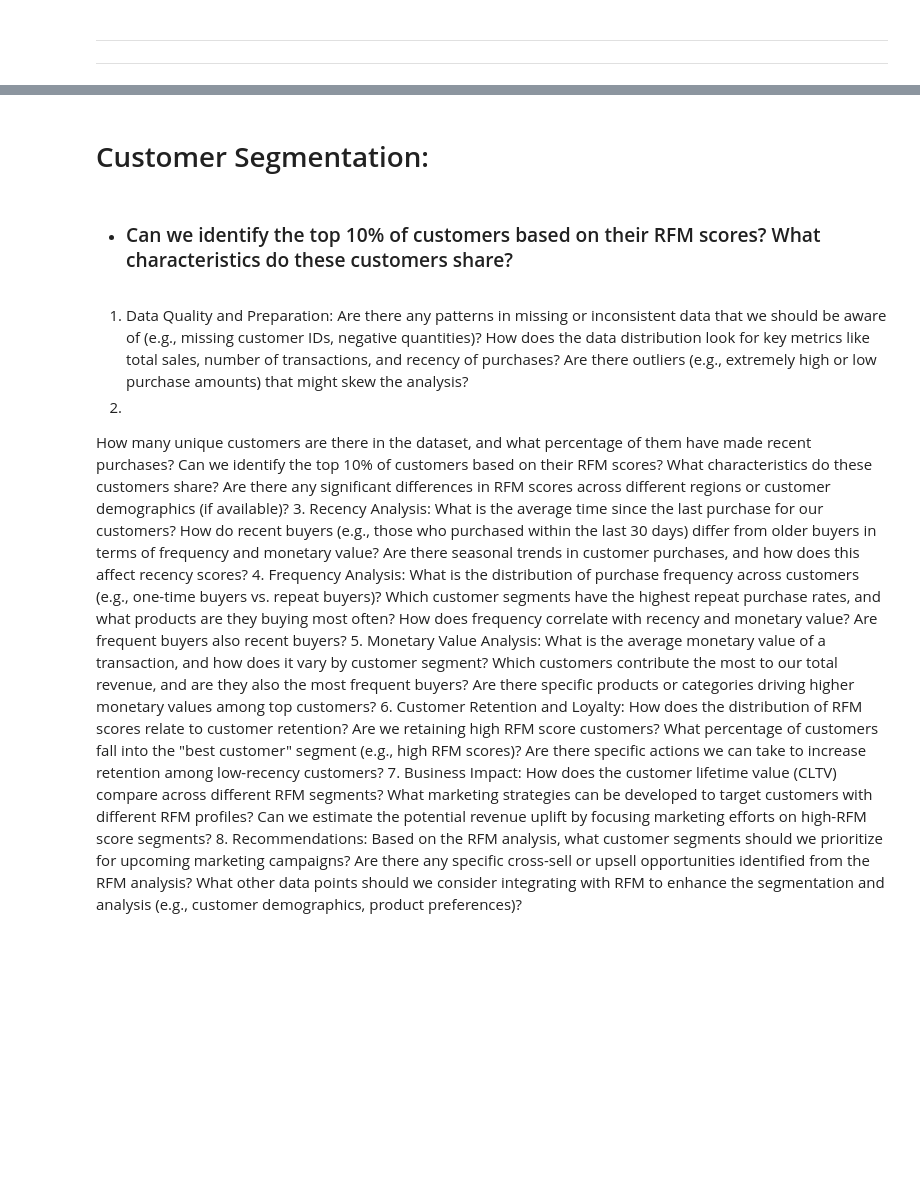
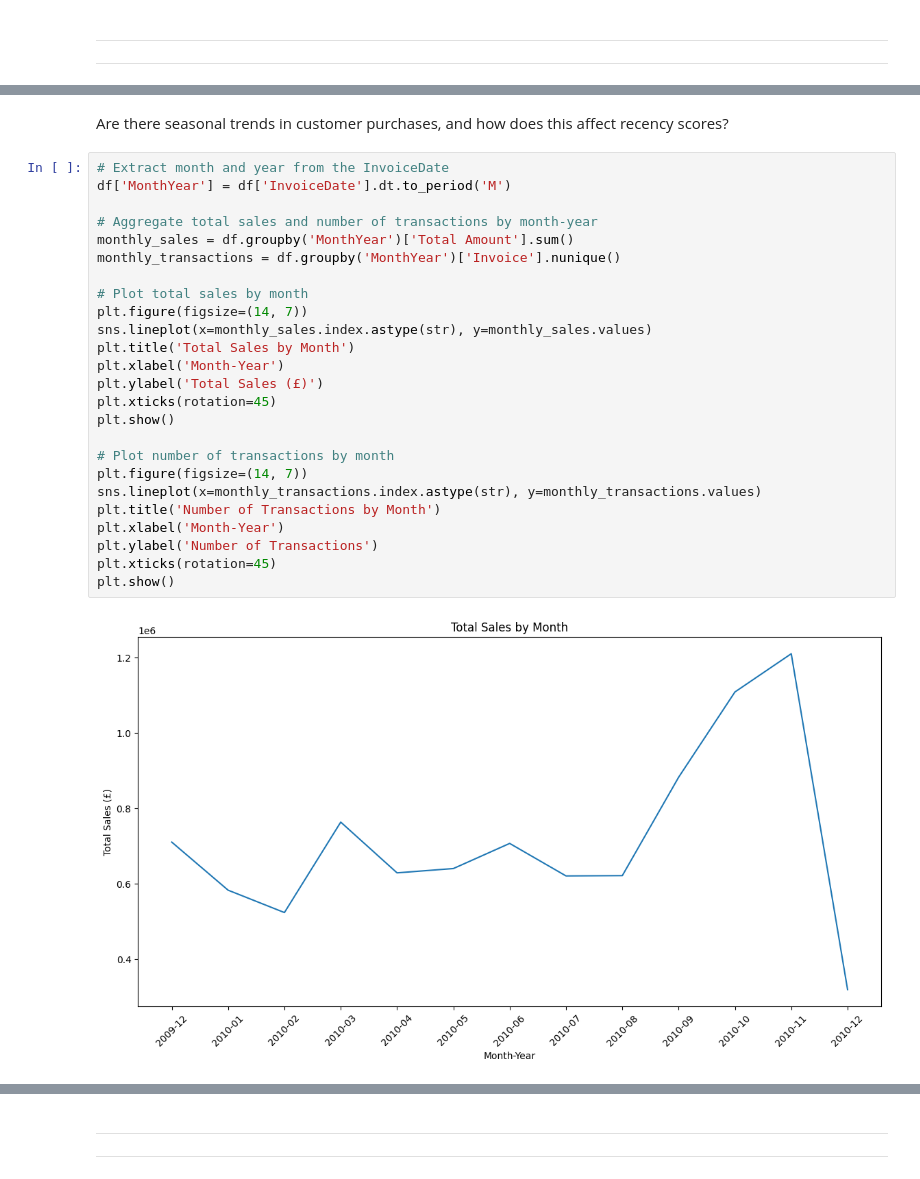
Before and after one commit to Shuchismita2000/customer_purchase_behavior, a Jupyter notebook: RFM.ipynb, the cells around one changed output, grey strips where cells are left out. Saved outputs shown, nothing was run; the diff lists cells and outputs as text; blank space fills up the shorter version.

```diff
--- a/RFM.ipynb
+++ b/RFM.ipynb
@@ -205,0 +270,29 @@ plt.show()
+# %% [markdown]
+Are there seasonal trends in customer purchases, and how does this affect recency scores?
+# %%
+# Extract month and year from the InvoiceDate
+df['MonthYear'] = df['InvoiceDate'].dt.to_period('M')
+
+# Aggregate total sales and number of transactions by month-year
+monthly_sales = df.groupby('MonthYear')['Total Amount'].sum()
+monthly_transactions = df.groupby('MonthYear')['Invoice'].nunique()
+
+# Plot total sales by month
+plt.figure(figsize=(14, 7))
+sns.lineplot(x=monthly_sales.index.astype(str), y=monthly_sales.values)
+plt.title('Total Sales by Month')
+plt.xlabel('Month-Year')
+plt.ylabel('Total Sales (£)')
+plt.xticks(rotation=45)
+plt.show()
+
+# Plot number of transactions by month
+plt.figure(figsize=(14, 7))
+sns.lineplot(x=monthly_transactions.index.astype(str), y=monthly_transactions.values)
+plt.title('Number of Transactions by Month')
+plt.xlabel('Month-Year')
+plt.ylabel('Number of Transactions')
+plt.xticks(rotation=45)
+plt.show()
+# %% [output]
+[figure, added]
@@ -206,37 +300,3 @@ plt.show()
 # %% [markdown]
-# Customer Segmentation:
+------------------------
+--------------------
-# %% [markdown]
-* ### Can we identify the top 10% of customers based on their RFM scores? What characteristics do these customers share?
-# %% [markdown]
-1. Data Quality and Preparation:
-Are there any patterns in missing or inconsistent data that we should be aware of (e.g., missing customer IDs, negative quantities)?
-How does the data distribution look for key metrics like total sales, number of transactions, and recency of purchases?
-Are there outliers (e.g., extremely high or low purchase amounts) that might skew the analysis?
-2.
-How many unique customers are there in the dataset, and what percentage of them have made recent purchases?
-Can we identify the top 10% of customers based on their RFM scores? What characteristics do these customers share?
-Are there any significant differences in RFM scores across different regions or customer demographics (if available)?
-3. Recency Analysis:
-What is the average time since the last purchase for our customers?
-How do recent buyers (e.g., those who purchased within the last 30 days) differ from older buyers in terms of frequency and monetary value?
-Are there seasonal trends in customer purchases, and how does this affect recency scores?
-4. Frequency Analysis:
-What is the distribution of purchase frequency across customers (e.g., one-time buyers vs. repeat buyers)?
-Which customer segments have the highest repeat purchase rates, and what products are they buying most often?
-How does frequency correlate with recency and monetary value? Are frequent buyers also recent buyers?
-5. Monetary Value Analysis:
-What is the average monetary value of a transaction, and how does it vary by customer segment?
-Which customers contribute the most to our total revenue, and are they also the most frequent buyers?
-Are there specific products or categories driving higher monetary values among top customers?
-6. Customer Retention and Loyalty:
-How does the distribution of RFM scores relate to customer retention? Are we retaining high RFM score customers?
-What percentage of customers fall into the "best customer" segment (e.g., high RFM scores)?
-Are there specific actions we can take to increase retention among low-recency customers?
-7. Business Impact:
-How does the customer lifetime value (CLTV) compare across different RFM segments?
-What marketing strategies can be developed to target customers with different RFM profiles?
-Can we estimate the potential revenue uplift by focusing marketing efforts on high-RFM score segments?
-8. Recommendations:
-Based on the RFM analysis, what customer segments should we prioritize for upcoming marketing campaigns?
-Are there any specific cross-sell or upsell opportunities identified from the RFM analysis?
-What other data points should we consider integrating with RFM to enhance the segmentation and analysis (e.g., customer demographics, product preferences)?
```
Also changed, not shown: parts of 39 cells of this notebook.
